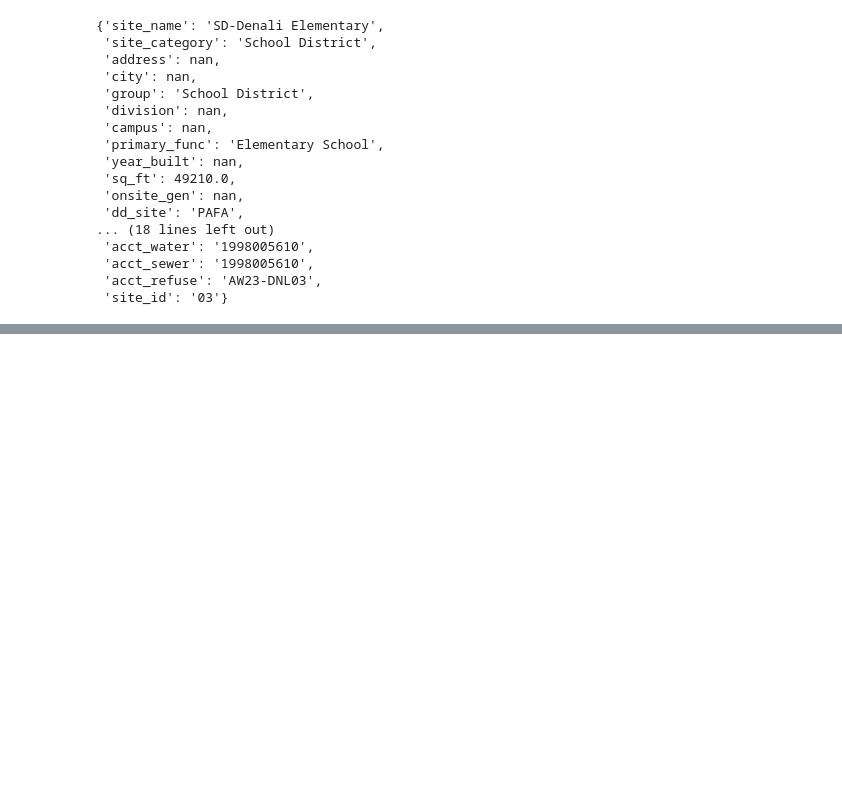
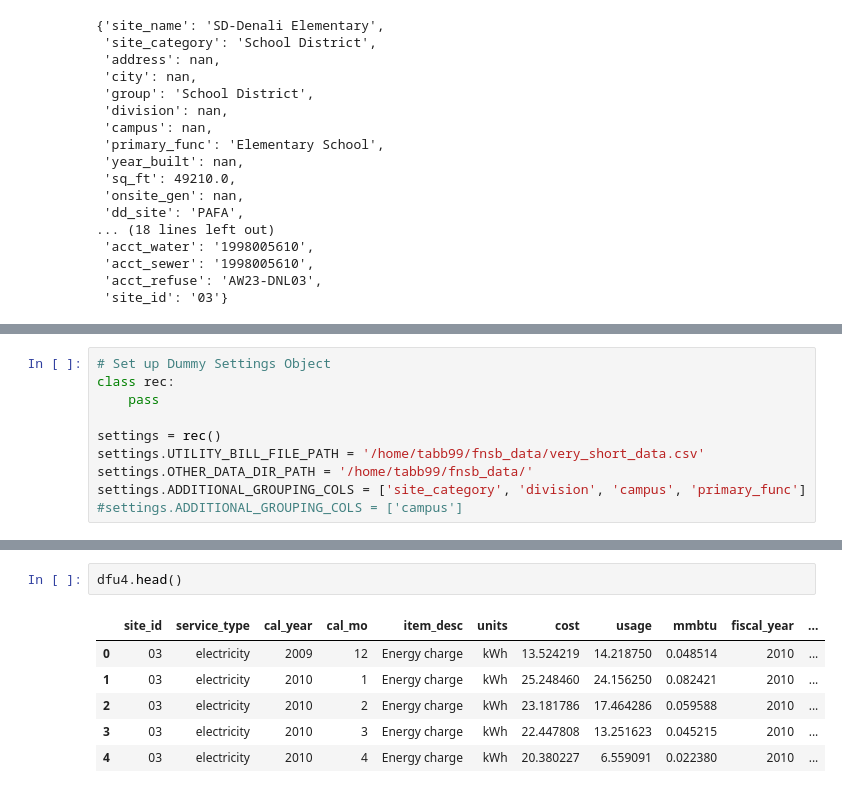
Before and after one commit to alanmitchell/fnsb-benchmark, a Jupyter notebook: testing/alan_upgrades.ipynb, the cells around one changed output, grey strips where cells are left out. Cells and saved outputs as stored; diff of their text form; blank space fills up the shorter version.

```diff
--- a/testing/alan_upgrades.ipynb
+++ b/testing/alan_upgrades.ipynb
@@ -166,0 +181,10 @@ ut.building_info('03')
+# %%
+# Set up Dummy Settings Object
+class rec:
+    pass
+
+settings = rec()
+settings.UTILITY_BILL_FILE_PATH = '/home/tabb99/fnsb_data/very_short_data.csv'
+settings.OTHER_DATA_DIR_PATH = '/home/tabb99/fnsb_data/'
+settings.ADDITIONAL_GROUPING_COLS = ['site_category', 'division', 'campus', 'primary_func']
+#settings.ADDITIONAL_GROUPING_COLS = ['campus']
@@ -166,0 +384,9 @@ ut.building_info('03')
+# %%
+dfu4.head()
+# %% [output]
+|  | site_id | service_type | cal_year | cal_mo | item_desc | units | cost | usage | mmbtu | fiscal_year | ... |
+| 0 | 03 | electricity | 2009 | 12 | Energy charge | kWh | 13.524219 | 14.218750 | 0.048514 | 2010 | ... |
+| 1 | 03 | electricity | 2010 | 1 | Energy charge | kWh | 25.248460 | 24.156250 | 0.082421 | 2010 | ... |
+| 2 | 03 | electricity | 2010 | 2 | Energy charge | kWh | 23.181786 | 17.464286 | 0.059588 | 2010 | ... |
+| 3 | 03 | electricity | 2010 | 3 | Energy charge | kWh | 22.447808 | 13.251623 | 0.045215 | 2010 | ... |
+| 4 | 03 | electricity | 2010 | 4 | Energy charge | kWh | 20.380227 | 6.559091 | 0.022380 | 2010 | ... |
```
Also changed, not shown: parts of 11 cells of this notebook, 1 other file.
